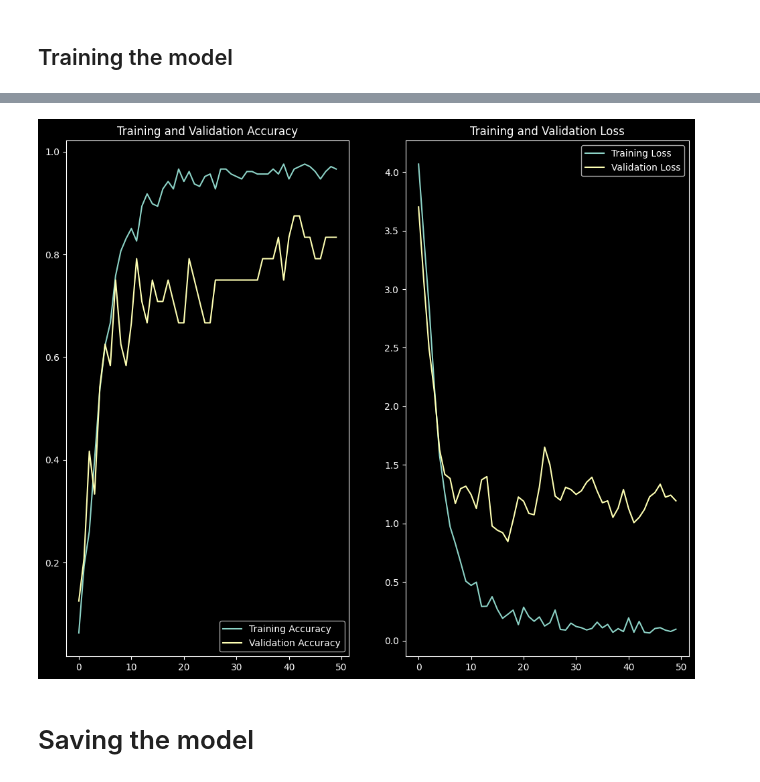
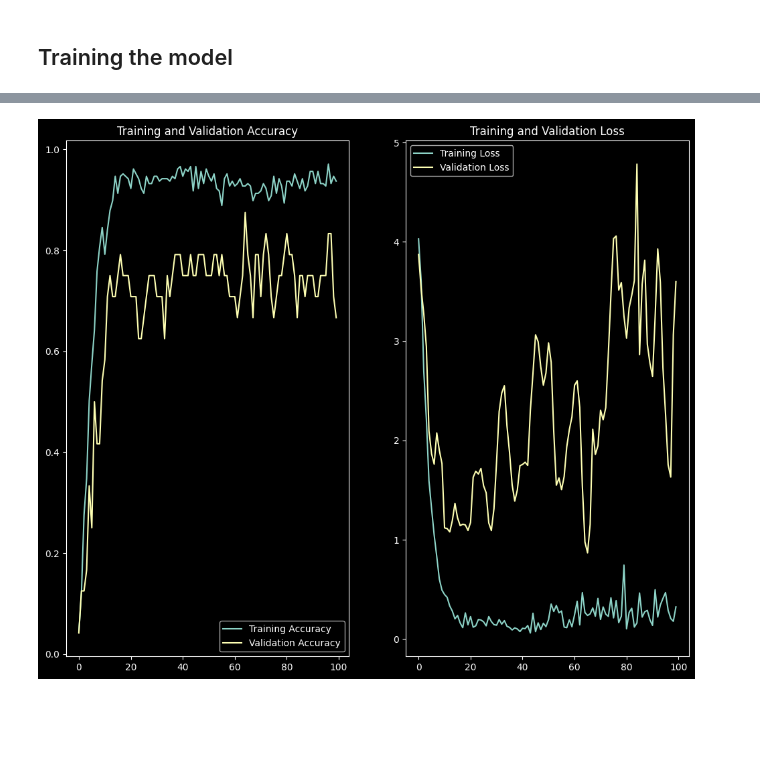
Before and after one commit to csedp/ChatKGEC, a Jupyter notebook: notebook/chatKGEC.ipynb, the cells around one changed output, grey strips where cells are left out. Drawn from its saved outputs; the diff is of its cells as text; code cells hidden in the pictures; blank space fills up the shorter version.

```diff
--- a/notebook/chatKGEC.ipynb
+++ b/notebook/chatKGEC.ipynb
@@ -146,14 +146,18 @@ output_shape:  61
 model = Sequential(
     layers=[
         Input(shape=input_shape),
-        Flatten(name="flatten"),
-        Dense(256, activation=LeakyReLU(negative_slope=0.2), name="hidden_layer_1"),
-        Dropout(0.25, name="dropout_layer_1"),
-        Dense(128, activation=LeakyReLU(negative_slope=0.2), name="hidden_layer_2"),
-        Dropout(0.25, name="dropout_layer_2"),
-        Dense(64, activation=LeakyReLU(negative_slope=0.2), name="hidden_layer_3"),
-        Dropout(0.25, name="dropout_layer_3"),
-        Dense(output_shape, activation=Softmax(), name="output_layer"),
+        Flatten(),
+        Dense(256),
+        LeakyReLU(negative_slope=0.2),
+        Dropout(0.25),
+        Dense(128),
+        LeakyReLU(negative_slope=0.2),
+        Dropout(0.25),
+        Dense(64),
+        LeakyReLU(negative_slope=0.2),
+        Dropout(0.25),
+        Dense(output_shape),
+        Softmax(),
     ],
     name="chatKGEC",
 )
@@ -208,21 +222,26 @@ plot_model(model, to_file="chatKGEC.png", show_shapes=True)
 ## Training the model
 # %%
 model_checkpoint_callback = ModelCheckpoint(
-    filepath="../Models/chatKGEC.keras",
+    filepath="../Model/chatKGEC.keras",
     monitor="val_loss",
     save_best_only=True,
     mode="min",
 )
 model_tensorboard_callback = TensorBoard(
-    log_dir="../Logs/chatKGEC_logs", histogram_freq=1, write_images=True
+    log_dir="../Logs/chatKGEC_logs",
+    histogram_freq=1,
+    write_images=True,
+    write_steps_per_second=True,
 )
+# tensorboard --logdir="Logs/chatKGEC_logs"
+
 model_csvlogger_callback = CSVLogger("../Logs/chatKGEC_logs.csv")
 
 model_history = model.fit(
     train_X,
     train_y,
     batch_size=64,
-    epochs=50,
+    epochs=100,
     validation_split=0.1,
     callbacks=[
         model_checkpoint_callback,
@@ -272,23 +291,21 @@ Validation loss: 1.3544170224666596
 # %%
-epochs_range = range(50)
+epochs_range = range(100)
 
 # Plot the training and validation accuracy
 plt.figure(figsize=(12, 10))
 plt.subplot(1, 2, 1)
 plt.plot(epochs_range, model_train_acc, label="Training Accuracy")
 plt.plot(epochs_range, model_val_acc, label="Validation Accuracy")
 plt.legend(loc="best")
 plt.title("Training and Validation Accuracy")
 
 # Plot the training and validation loss
 plt.subplot(1, 2, 2)
 plt.plot(epochs_range, model_train_loss, label="Training Loss")
 plt.plot(epochs_range, model_val_loss, label="Validation Loss")
 plt.legend(loc="best")
 plt.title("Training and Validation Loss")
 
 plt.savefig("../Images/chatKGEC_acc_loss.png", bbox_inches="tight")
 # %% [output]
-[figure, old version]
+[figure, new version]
-# %% [markdown]
-# Saving the model
```
Also changed, not shown: parts of 8 cells of this notebook, 12 other files.
